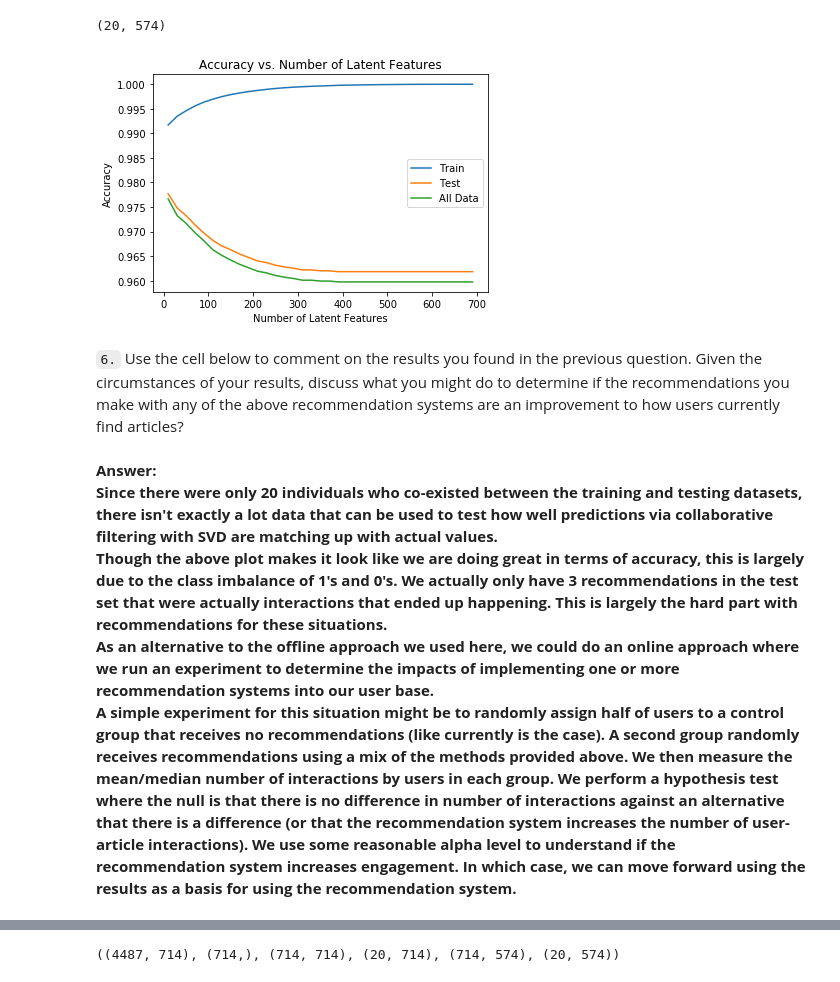
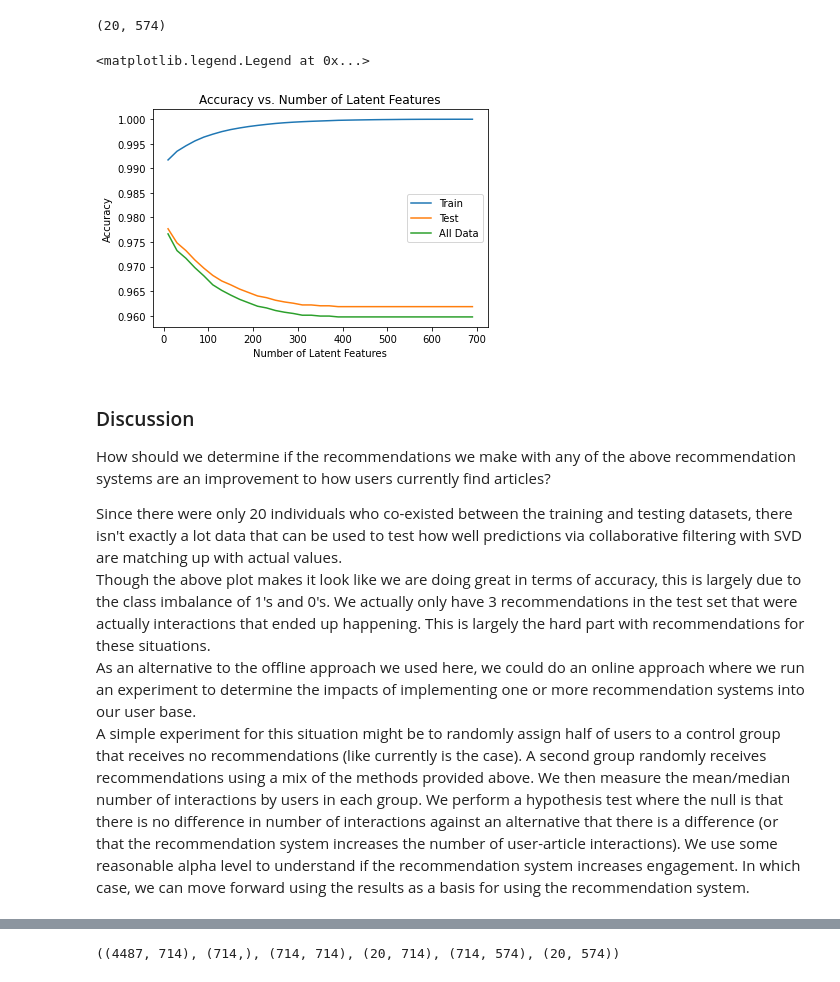
Before and after one commit to amirmasoudsfd/ibm-recommendations, a Jupyter notebook: Recommendations_with_IBM.ipynb, the cells around one changed output, grey strips where cells are left out. Saved outputs shown, nothing was run; the diff lists cells and outputs as text; code cells hidden in the pictures.

```diff
--- a/Recommendations_with_IBM.ipynb
+++ b/Recommendations_with_IBM.ipynb
@@ -955,24 +959,30 @@ def create_test_and_train_user_item(df_train, df_test):
 # %%
-user_item_train, user_item_test, test_idx, test_arts = create_test_and_train_user_item(df_train, df_test)
+user_item_train, user_item_test, test_idx, test_arts = create_test_and_train_user_item(
+    df_train, df_test
+)
 # %%
 # How many users can we make predictions for in the test set?
 unique_test_pred = set(user_item_test.index.tolist()) & set(
-    user_item_train.index.tolist())
+    user_item_train.index.tolist()
+)
 print(len(unique_test_pred))
 
 # How many users in the test set are we not able to make predictions for because of the cold start problem?
-cold_start_pred = set(user_item_test.index.tolist()) - \
-    set(user_item_train.index.tolist())
+cold_start_pred = set(user_item_test.index.tolist()) - set(
+    user_item_train.index.tolist()
+)
 print(len(cold_start_pred))
 
 # How many articles can we make predictions for in the test set?
 unique_art_prediction_can = set(user_item_test.columns.tolist()) & set(
-    user_item_train.columns.tolist())
+    user_item_train.columns.tolist()
+)
 print(len(unique_art_prediction_can))
 
-# How many articles in the test set are we not able to make predictions?
-unique_art_prediction_can_not = set(
-    user_item_test.columns.tolist())-set(user_item_train.columns.tolist())
+# How many articles are we not able to make predictions for because of the cold start problem?
+unique_art_prediction_can_not = set(user_item_test.columns.tolist()) - set(
+    user_item_train.columns.tolist()
+)
 print(len(unique_art_prediction_can_not))
 # %% [output]
 20
@@ -1004,8 +996,7 @@ Use the cells below to explore how well SVD works towards making predictions for
 # %%
 # fit SVD on the user_item_train matrix
 # fit svd similar to above then use the cells below
-u_train, s_train, vt_train = np.linalg.svd(
-    user_item_train, full_matrices=False)
+u_train, s_train, vt_train = np.linalg.svd(user_item_train, full_matrices=False)
 
 
 row_idxs = user_item_train.index.isin(test_idx)
@@ -1049,20 +1054,28 @@ user_item_test.shape
 # %% [output]
 (20, 574)
 # %%
-plt.plot(num_latent_feats, 1 - np.array(sum_errs_train)/(user_item_train.size), label='Train');
-plt.plot(num_latent_feats, 1 - np.array(sum_errs_test)/(user_item_test.size), label='Test');
-plt.plot(num_latent_feats, all_errs, label='All Data');
-plt.xlabel('Number of Latent Features');
-plt.ylabel('Accuracy');
-plt.title('Accuracy vs. Number of Latent Features');
-plt.legend();
+plt.plot(
+    num_latent_feats,
+    1 - np.array(sum_errs_train) / (user_item_train.size),
+    label="Train",
+)
+plt.plot(
+    num_latent_feats, 1 - np.array(sum_errs_test) / (user_item_test.size), label="Test"
+)
+plt.plot(num_latent_feats, all_errs, label="All Data")
+plt.xlabel("Number of Latent Features")
+plt.ylabel("Accuracy")
+plt.title("Accuracy vs. Number of Latent Features")
+plt.legend()
 # %% [output]
+<matplotlib.legend.Legend at 0x...>
-[figure, old version]
+[figure, new version]
-# %% [markdown]
-`6.` Use the cell below to comment on the results you found in the previous question. Given the circumstances of your results, discuss what you might do to determine if the recommendations you make with any of the above recommendation systems are an improvement to how users currently find articles?
 # %% [markdown]
-**Answer:
+### Discussion
+
+How should we determine if the recommendations we make with any of the above recommendation systems are an improvement to how users currently find articles?
+
 Since there were only 20 individuals who co-existed between the training and testing datasets, there isn't exactly a lot data that can be used to test how well predictions via collaborative filtering with SVD are matching up with actual values.
 Though the above plot makes it look like we are doing great in terms of accuracy, this is largely due to the class imbalance of 1's and 0's. We actually only have 3 recommendations in the test set that were actually interactions that ended up happening. This is largely the hard part with recommendations for these situations.
 As an alternative to the offline approach we used here, we could do an online approach where we run an experiment to determine the impacts of implementing one or more recommendation systems into our user base.
-A simple experiment for this situation might be to randomly assign half of users to a control group that receives no recommendations (like currently is the case). A second group randomly receives recommendations using a mix of the methods provided above. We then measure the mean/median number of interactions by users in each group. We perform a hypothesis test where the null is that there is no difference in number of interactions against an alternative that there is a difference (or that the recommendation system increases the number of user-article interactions). We use some reasonable alpha level to understand if the recommendation system increases engagement. In which case, we can move forward using the results as a basis for using the recommendation system.**
+A simple experiment for this situation might be to randomly assign half of users to a control group that receives no recommendations (like currently is the case). A second group randomly receives recommendations using a mix of the methods provided above. We then measure the mean/median number of interactions by users in each group. We perform a hypothesis test where the null is that there is no difference in number of interactions against an alternative that there is a difference (or that the recommendation system increases the number of user-article interactions). We use some reasonable alpha level to understand if the recommendation system increases engagement. In which case, we can move forward using the results as a basis for using the recommendation system.
```
Also changed, not shown: parts of 100 cells of this notebook, 8 other files.
